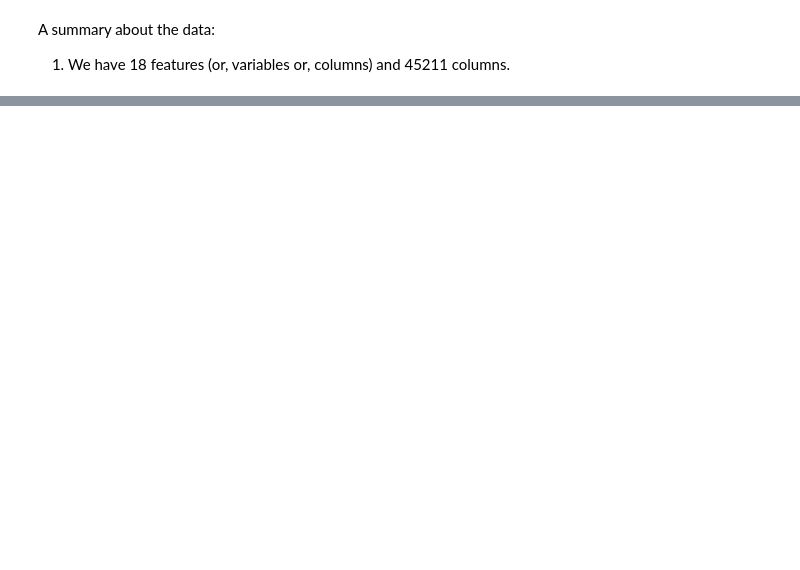
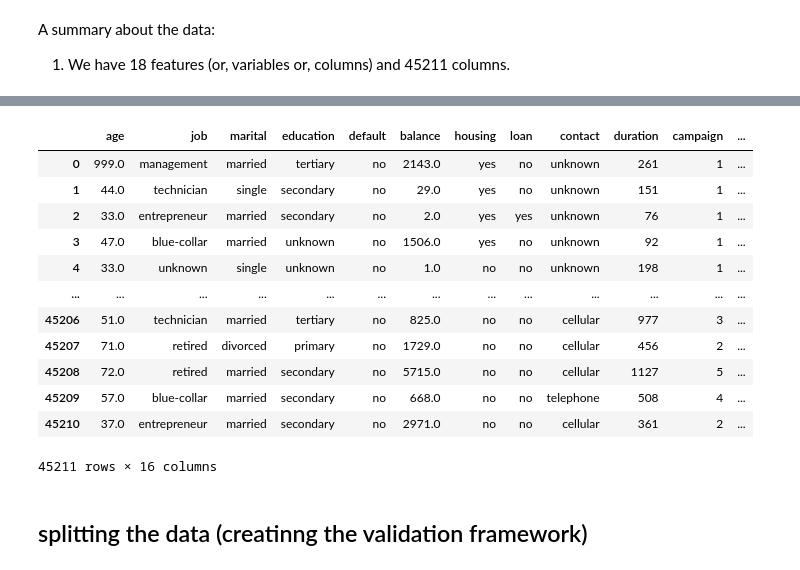
Before and after one commit to bhasarma/mlcoursezoom-camp, a Jupyter notebook: WK08-09-midterm-project/notebook.ipynb, the cells around one changed output, grey strips where cells are left out. Drawn from its saved outputs; the diff is of its cells as text; code cells hidden in the pictures; blank space fills up the shorter version.

Commit message:
data splitted

```diff
--- a/WK08-09-midterm-project/notebook.ipynb
+++ b/WK08-09-midterm-project/notebook.ipynb
@@ -176,0 +380,3 @@ A summary about the data:
+# %%
+df.y = (df.y == 'yes').astype(int)
+df.y
@@ -176,0 +420,18 @@ A summary about the data:
+# %%
+df
+# %% [output]
+|  | age | job | marital | education | default | balance | housing | loan | contact | duration | campaign | ... |
+| 0 | 999.0 | management | married | tertiary | no | 2143.0 | yes | no | unknown | 261 | 1 | ... |
+| 1 | 44.0 | technician | single | secondary | no | 29.0 | yes | no | unknown | 151 | 1 | ... |
+| 2 | 33.0 | entrepreneur | married | secondary | no | 2.0 | yes | yes | unknown | 76 | 1 | ... |
+| 3 | 47.0 | blue-collar | married | unknown | no | 1506.0 | yes | no | unknown | 92 | 1 | ... |
+| 4 | 33.0 | unknown | single | unknown | no | 1.0 | no | no | unknown | 198 | 1 | ... |
+| ... | ... | ... | ... | ... | ... | ... | ... | ... | ... | ... | ... | ... |
+| 45206 | 51.0 | technician | married | tertiary | no | 825.0 | no | no | cellular | 977 | 3 | ... |
+| 45207 | 71.0 | retired | divorced | primary | no | 1729.0 | no | no | cellular | 456 | 2 | ... |
+| 45208 | 72.0 | retired | married | secondary | no | 5715.0 | no | no | cellular | 1127 | 5 | ... |
+| 45209 | 57.0 | blue-collar | married | secondary | no | 668.0 | no | no | telephone | 508 | 4 | ... |
+| 45210 | 37.0 | entrepreneur | married | secondary | no | 2971.0 | no | no | cellular | 361 | 2 | ... |
+45211 rows × 16 columns
+# %% [markdown]
+## splitting the data (creatinng the validation framework)
```
Also changed, not shown: parts of 44 cells of this notebook.
